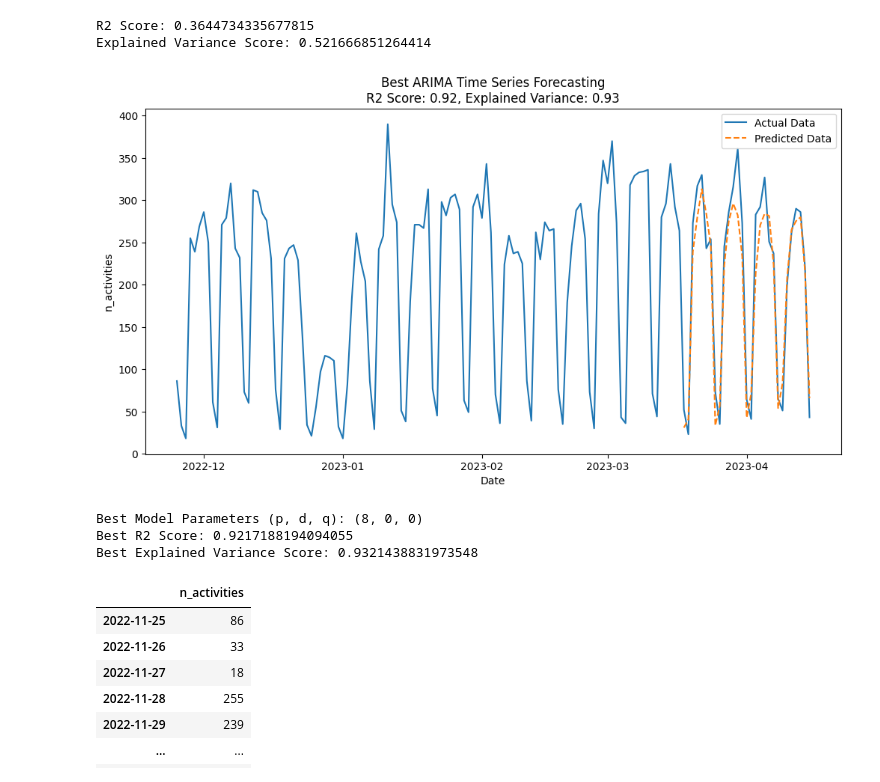
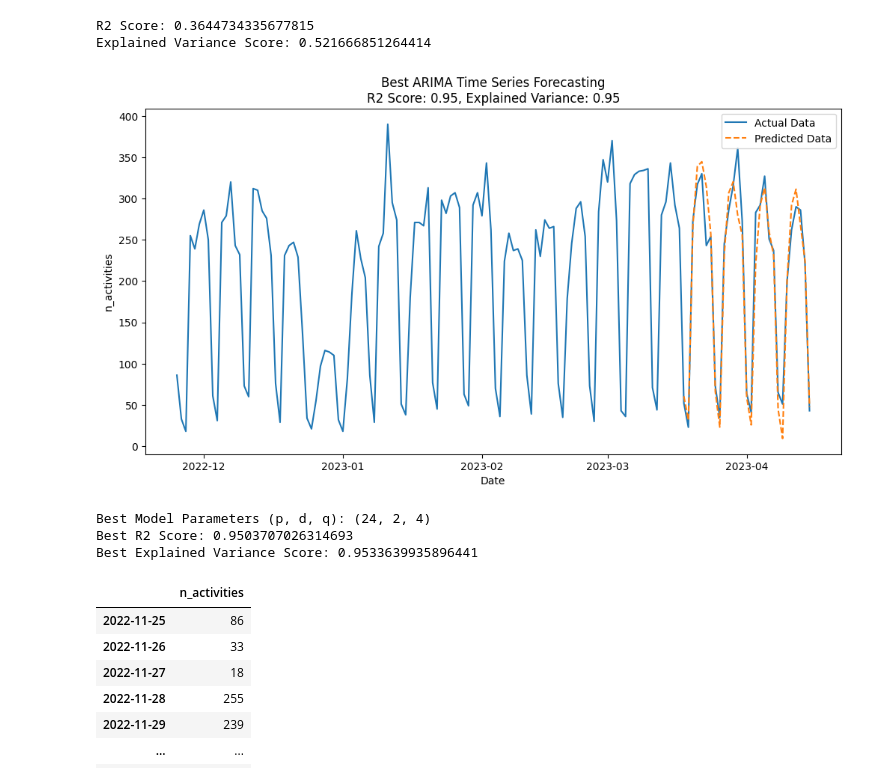
Before and after one commit to uhourri/GH-Bots-API, a Jupyter notebook: code/Time series forcasting.ipynb, the cells around one changed output. Drawn from its saved outputs; the diff is of its cells as text; code cells hidden in the pictures.

Commit message:
Time series forcasting using ARIMA (+0.95 in score)

```diff
--- a/code/Time series forcasting.ipynb
+++ b/code/Time series forcasting.ipynb
@@ -271,9 +276,9 @@ best_explained_variance = -np.inf
 best_order = None
 
 # Define a range of values for p, d, and q
-p_values = range(10)  # Adjust as needed
-d_values = range(1)  # Adjust as needed
-q_values = range(2)  # Adjust as needed
+p_values = range(30)  # Adjust as needed
+d_values = range(5)  # Adjust as needed
+q_values = range(5)  # Adjust as needed
 
 # Grid search for the best model parameters
 for p in p_values:
@@ -281,6 +286,7 @@ for p in p_values:
         for q in q_values:
             order = (p, d, q)
             model = ARIMA(train, order=order)
+            model.initialize_approximate_diffuse() # this line
             fit_model = model.fit()
             predictions = fit_model.forecast(steps=len(test))
 
@@ -288,37 +294,37 @@ for p in p_values:
             explained_variance = explained_variance_score(test, predictions)
 
             if r2 > best_r2 and explained_variance > best_explained_variance:
                 best_r2 = r2
                 best_explained_variance = explained_variance
                 best_order = order
 
 # Train the best model
 best_model = ARIMA(train, order=best_order)
 best_fit_model = best_model.fit()
 
 # Make predictions on the entire dataset for visualization
 predictions = best_fit_model.forecast(steps=len(test))
 
 # Visualize the results using Seaborn
 plt.figure(figsize=(12, 6))
 plt.plot(temp, label='Actual Data')
 plt.plot(predictions, label='Predicted Data', linestyle='dashed')
 
 plt.title('Best ARIMA Time Series Forecasting\nR2 Score: {:.2f}, Explained Variance: {:.2f}'.format(best_r2, best_explained_variance))
 plt.xlabel('Date')
 plt.ylabel('n_activities')
 plt.legend()
 plt.show()
 
 # Print the best model parameters and scores
 print('Best Model Parameters (p, d, q):', best_order)
 print('Best R2 Score:', best_r2)
 print('Best Explained Variance Score:', best_explained_variance)
 # %% [output]
-[figure, old version]
+[figure, new version]
-Best Model Parameters (p, d, q): (8, 0, 0)
-Best R2 Score: 0.9217188194094055
-Best Explained Variance Score: 0.9321438831973548
+Best Model Parameters (p, d, q): (24, 2, 4)
+Best R2 Score: 0.9503707026314693
+Best Explained Variance Score: 0.9533639935896441
 # %%
 temp
 # %% [output]
```
Also changed, not shown: parts of 1 cell of this notebook.
